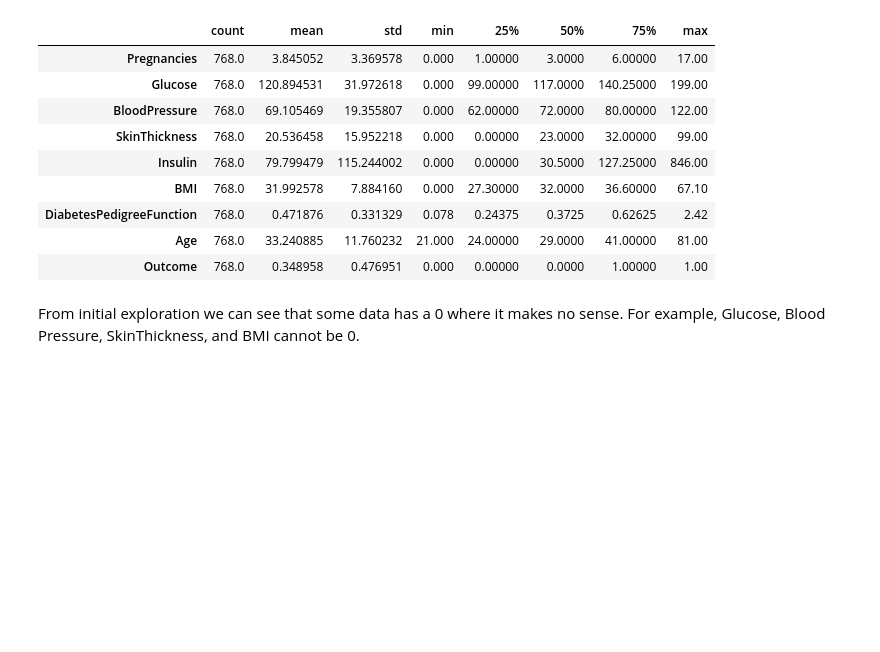
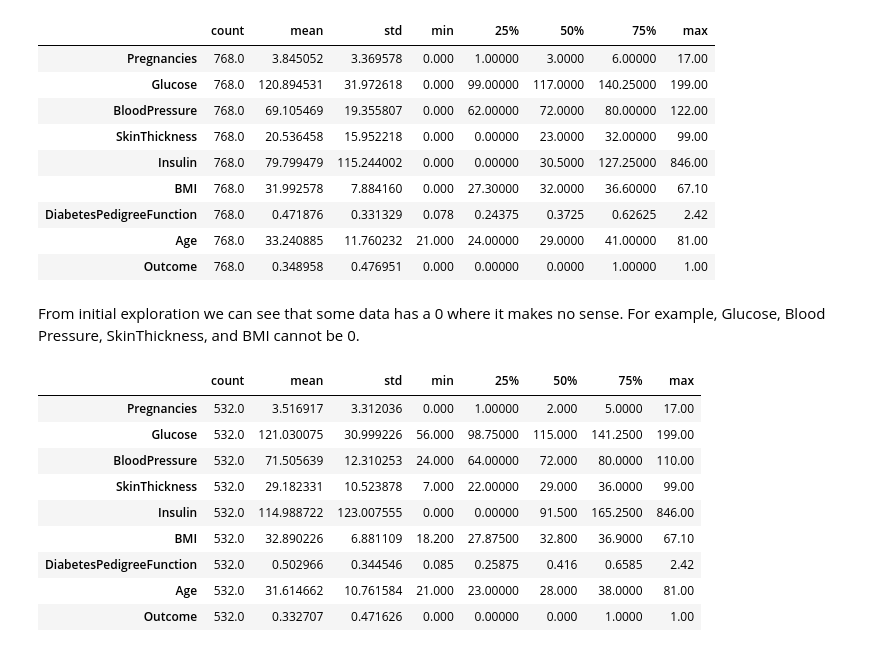
Before and after one commit to bitfalt/IA-Project1, a Jupyter notebook: notebooks/diabetes.ipynb, the cells around one changed output. Saved outputs shown, nothing was run; the diff lists cells and outputs as text; code cells hidden in the pictures; blank space fills up the shorter version.

```diff
--- a/notebooks/diabetes.ipynb
+++ b/notebooks/diabetes.ipynb
@@ -70,3 +70,17 @@ diabetes_data.describe().T
 | Outcome | 768.0 | 0.348958 | 0.476951 | 0.000 | 0.00000 | 0.0000 | 1.00000 | 1.00 |
 # %% [markdown]
 From initial exploration we can see that some data has a 0 where it makes no sense. For example, Glucose, Blood Pressure, SkinThickness, and BMI cannot be 0.
+# %%
+diabetes_data = diabetes_data[(diabetes_data['Glucose'] != 0) & (diabetes_data['BloodPressure']!= 0) & (diabetes_data['SkinThickness']!= 0) & (diabetes_data['BMI']!= 0)]
+diabetes_data.describe().T
+# %% [output]
+|  | count | mean | std | min | 25% | 50% | 75% | max |
+| Pregnancies | 532.0 | 3.516917 | 3.312036 | 0.000 | 1.00000 | 2.000 | 5.0000 | 17.00 |
+| Glucose | 532.0 | 121.030075 | 30.999226 | 56.000 | 98.75000 | 115.000 | 141.2500 | 199.00 |
+| BloodPressure | 532.0 | 71.505639 | 12.310253 | 24.000 | 64.00000 | 72.000 | 80.0000 | 110.00 |
+| SkinThickness | 532.0 | 29.182331 | 10.523878 | 7.000 | 22.00000 | 29.000 | 36.0000 | 99.00 |
+| Insulin | 532.0 | 114.988722 | 123.007555 | 0.000 | 0.00000 | 91.500 | 165.2500 | 846.00 |
+| BMI | 532.0 | 32.890226 | 6.881109 | 18.200 | 27.87500 | 32.800 | 36.9000 | 67.10 |
+| DiabetesPedigreeFunction | 532.0 | 0.502966 | 0.344546 | 0.085 | 0.25875 | 0.416 | 0.6585 | 2.42 |
+| Age | 532.0 | 31.614662 | 10.761584 | 21.000 | 23.00000 | 28.000 | 38.0000 | 81.00 |
+| Outcome | 532.0 | 0.332707 | 0.471626 | 0.000 | 0.00000 | 0.000 | 1.0000 | 1.00 |
```
Also changed, not shown: parts of 7 cells of this notebook.
